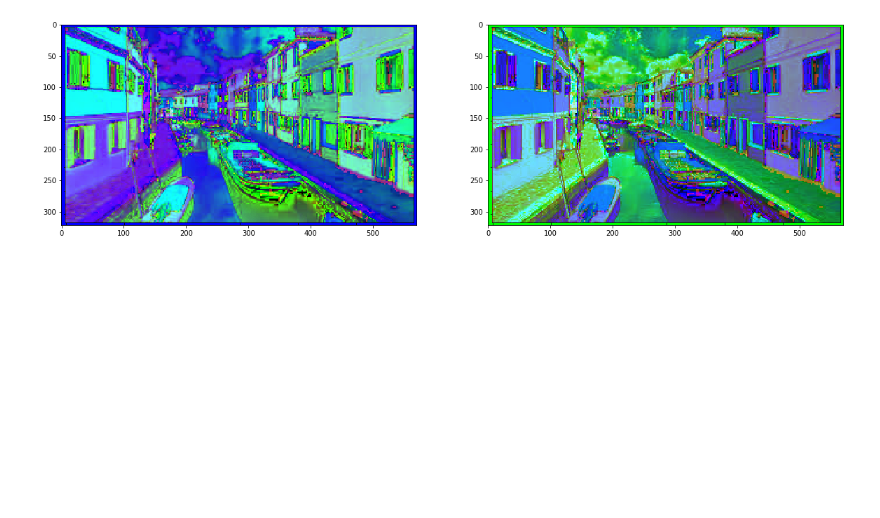
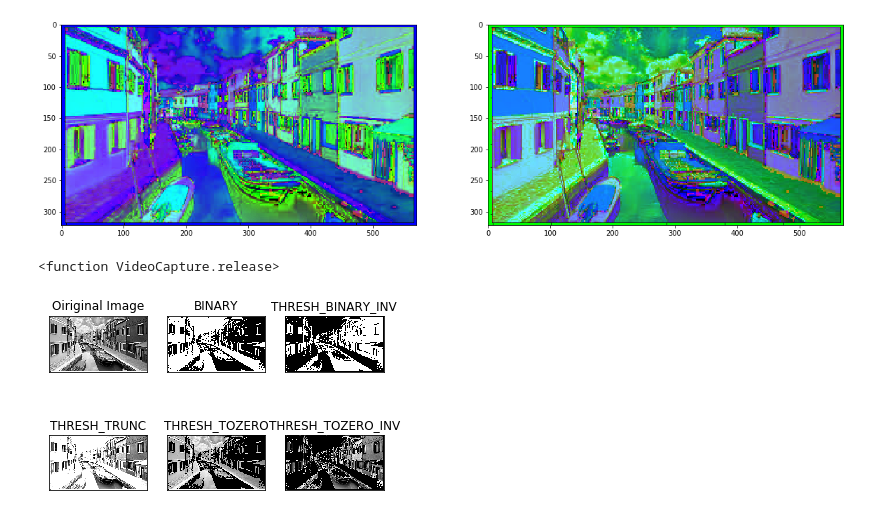
Before and after one commit to ghostleek/DataScience, a Jupyter notebook: tutorialAttempts/openCV_19Nov2019.ipynb, the cells around one changed output. Saved outputs shown, nothing was run; the diff lists cells and outputs as text; code cells hidden in the pictures; blank space fills up the shorter version.

```diff
--- a/tutorialAttempts/openCV_19Nov2019.ipynb
+++ b/tutorialAttempts/openCV_19Nov2019.ipynb
@@ -51,0 +67,36 @@ plt.show()
+# %%
+import cv2
+
+cam=cv2.VideoCapture(0)
+cam.release
+# %% [output]
+<function VideoCapture.release>
+# %%
+#simple image thresholding
+#importing the required libraries
+import numpy as np
+import cv2
+import matplotlib.pyplot as plt
+%matplotlib inline
+
+#here 0 means that the image is loaded in gray scale format
+gray_image = cv2.imread('burano.png',0)
+
+ret,thresh_binary = cv2.threshold(gray_image,127,255,cv2.THRESH_BINARY)
+ret,thresh_binary_inv = cv2.threshold(gray_image,127,255,cv2.THRESH_BINARY_INV)
+ret,thresh_trunc = cv2.threshold(gray_image,127,255,cv2.THRESH_TRUNC)
+ret,thresh_tozero = cv2.threshold(gray_image,127,255,cv2.THRESH_TOZERO)
+ret,thresh_tozero_inv = cv2.threshold(gray_image,127,255,cv2.THRESH_TOZERO_INV)
+
+#DISPLAYING THE DIFFERENT THRESHOLDING STYLES
+names = ['Oiriginal Image','BINARY','THRESH_BINARY_INV','THRESH_TRUNC','THRESH_TOZERO','THRESH_TOZERO_INV']
+images = gray_image,thresh_binary,thresh_binary_inv,thresh_trunc,thresh_tozero,thresh_tozero_inv
+
+for i in range(6):
+    plt.subplot(2,3,i+1),plt.imshow(images[i],'gray')
+    plt.title(names[i])
+    plt.xticks([]),plt.yticks([])
+
+plt.show()
+# %% [output]
+[figure, added]
```
Also changed, not shown: parts of 3 cells of this notebook.
